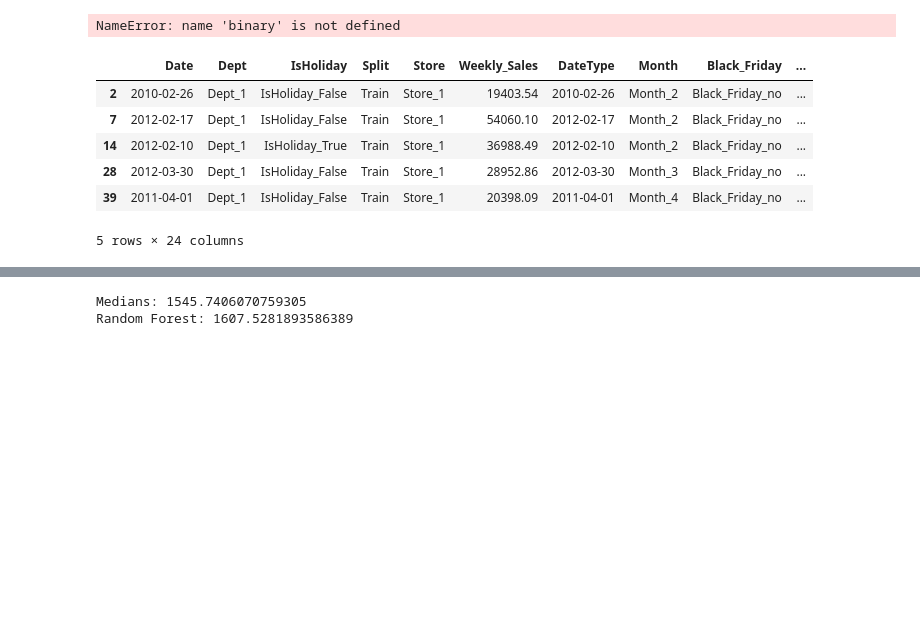
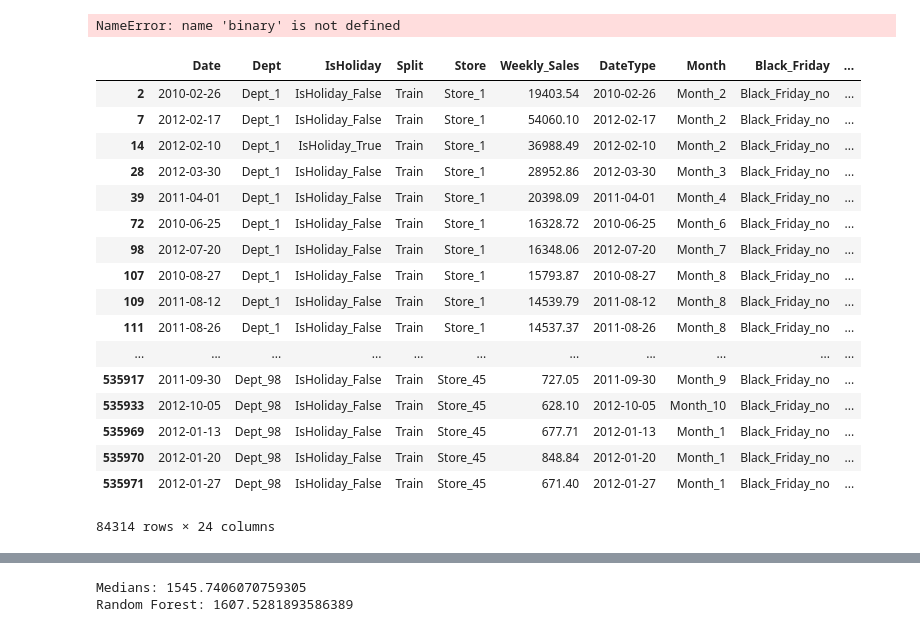
Before and after one commit to reenapatel179/Walmart-Project, a Jupyter notebook: Shubhangi/Final Project/Code/WM_Weekly_Values_Prediction.ipynb, the cells around one changed output, grey strips where cells are left out. Cells and saved outputs as stored; diff of their text form; code cells hidden in the pictures; blank space fills up the shorter version.

```diff
--- a/Shubhangi/Final Project/Code/WM_Weekly_Values_Prediction.ipynb
+++ b/Shubhangi/Final Project/Code/WM_Weekly_Values_Prediction.ipynb
@@ -534,16 +534,27 @@ NameError: name 'binary' is not defined
 # %%
 y_dev['Predicted'] = y_pred_random
 df_out = pd.merge(train,y_dev[['Predicted']],how = 'left',left_index = True, right_index = True,suffixes=['_True','_Pred'])
 df_out = df_out[~pd.isnull(df_out['Predicted'])]
-df_out.head()
+df_out
 # %% [output]
 |  | Date | Dept | IsHoliday | Split | Store | Weekly_Sales | DateType | Month | Black_Friday | ... |
 | 2 | 2010-02-26 | Dept_1 | IsHoliday_False | Train | Store_1 | 19403.54 | 2010-02-26 | Month_2 | Black_Friday_no | ... |
 | 7 | 2012-02-17 | Dept_1 | IsHoliday_False | Train | Store_1 | 54060.10 | 2012-02-17 | Month_2 | Black_Friday_no | ... |
 | 14 | 2012-02-10 | Dept_1 | IsHoliday_True | Train | Store_1 | 36988.49 | 2012-02-10 | Month_2 | Black_Friday_no | ... |
 | 28 | 2012-03-30 | Dept_1 | IsHoliday_False | Train | Store_1 | 28952.86 | 2012-03-30 | Month_3 | Black_Friday_no | ... |
 | 39 | 2011-04-01 | Dept_1 | IsHoliday_False | Train | Store_1 | 20398.09 | 2011-04-01 | Month_4 | Black_Friday_no | ... |
+| 72 | 2010-06-25 | Dept_1 | IsHoliday_False | Train | Store_1 | 16328.72 | 2010-06-25 | Month_6 | Black_Friday_no | ... |
+| 98 | 2012-07-20 | Dept_1 | IsHoliday_False | Train | Store_1 | 16348.06 | 2012-07-20 | Month_7 | Black_Friday_no | ... |
+| 107 | 2010-08-27 | Dept_1 | IsHoliday_False | Train | Store_1 | 15793.87 | 2010-08-27 | Month_8 | Black_Friday_no | ... |
+| 109 | 2011-08-12 | Dept_1 | IsHoliday_False | Train | Store_1 | 14539.79 | 2011-08-12 | Month_8 | Black_Friday_no | ... |
+| 111 | 2011-08-26 | Dept_1 | IsHoliday_False | Train | Store_1 | 14537.37 | 2011-08-26 | Month_8 | Black_Friday_no | ... |
+| ... | ... | ... | ... | ... | ... | ... | ... | ... | ... | ... |
+| 535917 | 2011-09-30 | Dept_98 | IsHoliday_False | Train | Store_45 | 727.05 | 2011-09-30 | Month_9 | Black_Friday_no | ... |
+| 535933 | 2012-10-05 | Dept_98 | IsHoliday_False | Train | Store_45 | 628.10 | 2012-10-05 | Month_10 | Black_Friday_no | ... |
+| 535969 | 2012-01-13 | Dept_98 | IsHoliday_False | Train | Store_45 | 677.71 | 2012-01-13 | Month_1 | Black_Friday_no | ... |
+| 535970 | 2012-01-20 | Dept_98 | IsHoliday_False | Train | Store_45 | 848.84 | 2012-01-20 | Month_1 | Black_Friday_no | ... |
+| 535971 | 2012-01-27 | Dept_98 | IsHoliday_False | Train | Store_45 | 671.40 | 2012-01-27 | Month_1 | Black_Friday_no | ... |
-5 rows × 24 columns
+84314 rows × 24 columns
 # %%
 # !conda install scikitplot
 # !conda update scikitplot
```
Also changed, not shown: parts of 5 cells of this notebook.
